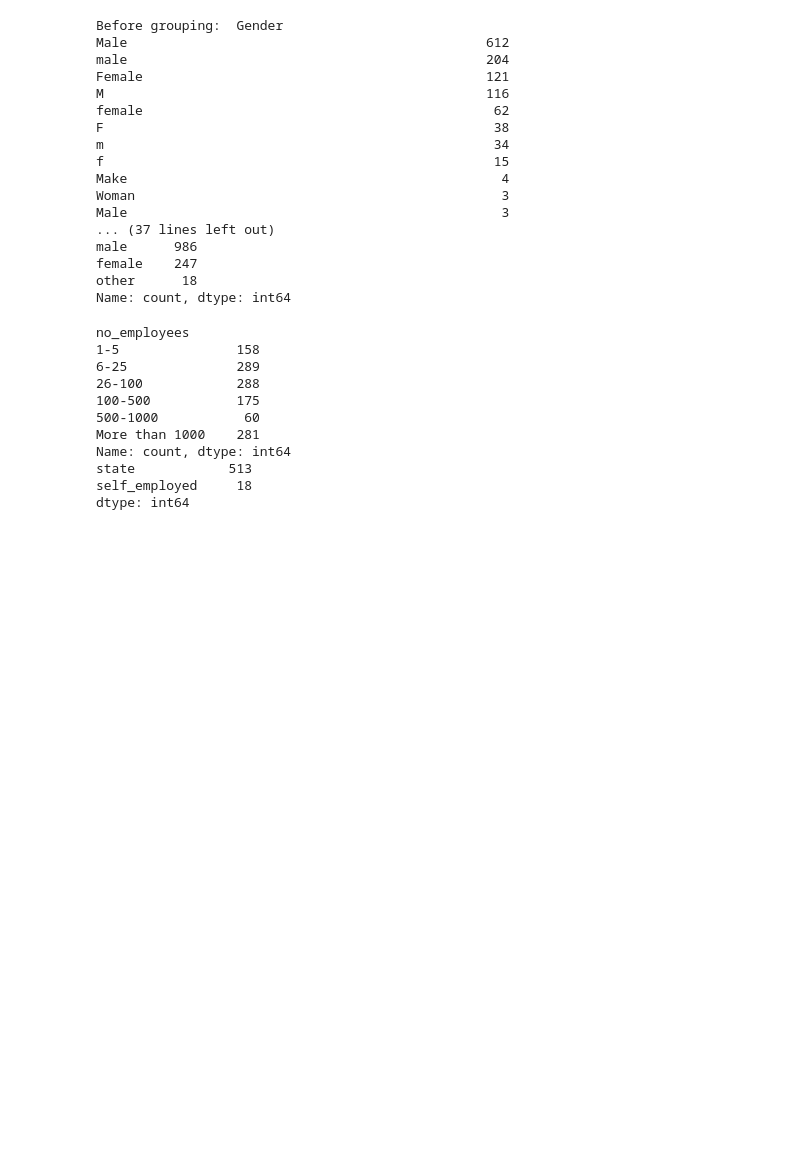
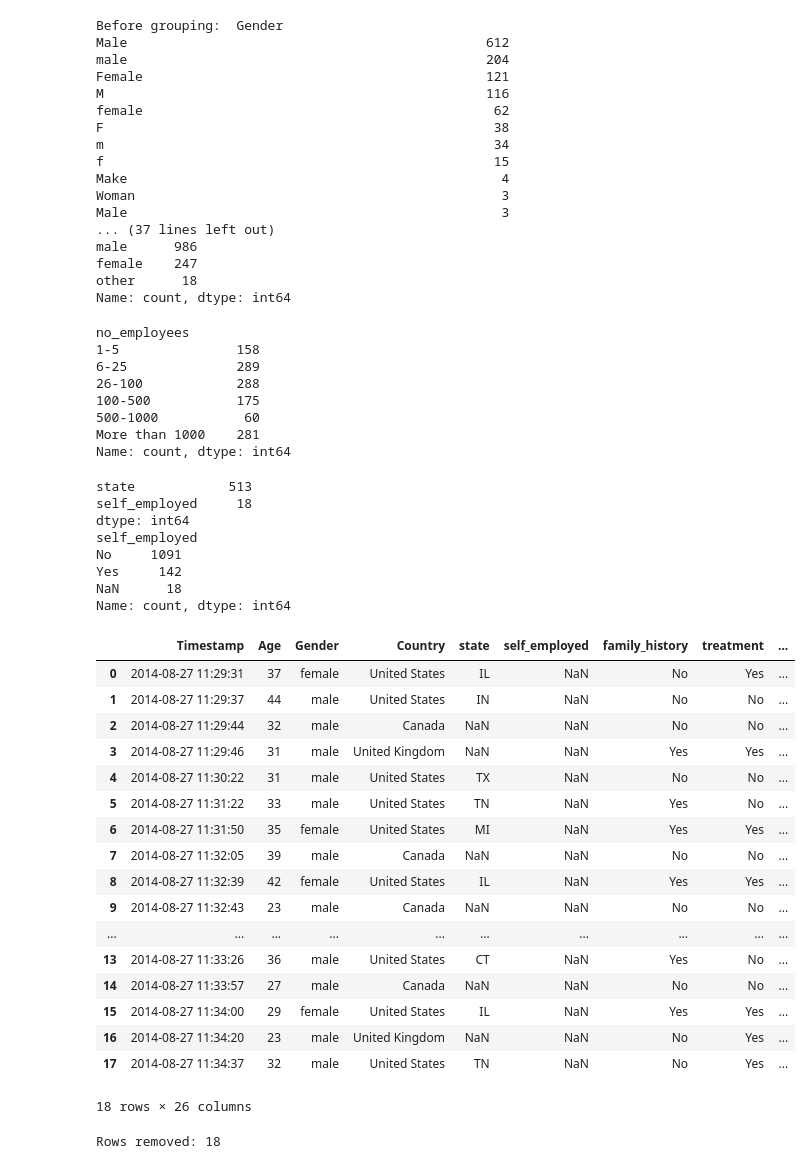
Before and after one commit to MineBonik/Project-G7---Mental-Health-in-Tech, a Jupyter notebook: notebooks/02_Read_And_Clean.ipynb, the cells around one changed output. Cells and saved outputs as stored; diff of their text form; code cells hidden in the pictures; blank space fills up the shorter version.

```diff
--- a/notebooks/02_Read_And_Clean.ipynb
+++ b/notebooks/02_Read_And_Clean.ipynb
@@ -194,7 +194,7 @@ female    247
 other      18
 Name: count, dtype: int64
 # %%
-#Unsure labels, NA, and ordering
+# Unsure labels, NA, and ordering
 
 # one label for the "third answer"
 df_2014 = df_2014.replace({"Don't know": "Unsure", "Not sure": "Unsure", "Maybe": "Unsure"})
@@ -210,8 +210,6 @@ ORDER_EMP   = ["1-5", "6-25", "26-100", "100-500", "500-1000", "More than 1000"]
 df_2014["no_employees"] = pd.Categorical(df_2014["no_employees"], categories=ORDER_EMP, ordered=True)
 
 print(df_2014["no_employees"].value_counts(sort=False))
-
-print(df_2014.isna().sum()[lambda s: s > 0])     # what's still missing
 # %% [output]
 no_employees
 1-5               158
@@ -221,9 +219,44 @@ no_employees
 500-1000           60
 More than 1000    281
 Name: count, dtype: int64
-state            513
-self_employed     18
-dtype: int64
 # %%
+print(df_2014.isna().sum()[lambda s: s > 0])     # what's still missing
 # NA for non-US is okay, so do not remove;
 # Self-employed -?
+print(df_2014["self_employed"].value_counts(dropna=False))
+display(df_2014[df_2014["self_employed"].isna()]) # also looks completely okay for other entries
+# Not available, early timestamps (if compared to the data, so probably whis question was added to the survey later)
+
+# most answers are No, so it qouldn't generate a lot of noise to just assume as no, but decided to remove this rows - only 18/~1200
+
+n_before = len(df_2014)
+df_2014 = df_2014.dropna(subset=["self_employed"])
+print("Rows removed:", n_before - len(df_2014))      # expect 18
+# %% [output]
+state            513
+self_employed     18
+dtype: int64
+self_employed
+No     1091
+Yes     142
+NaN      18
+Name: count, dtype: int64
+|  | Timestamp | Age | Gender | Country | state | self_employed | family_history | treatment | ... |
+| 0 | 2014-08-27 11:29:31 | 37 | female | United States | IL | NaN | No | Yes | ... |
+| 1 | 2014-08-27 11:29:37 | 44 | male | United States | IN | NaN | No | No | ... |
+| 2 | 2014-08-27 11:29:44 | 32 | male | Canada | NaN | NaN | No | No | ... |
+| 3 | 2014-08-27 11:29:46 | 31 | male | United Kingdom | NaN | NaN | Yes | Yes | ... |
+| 4 | 2014-08-27 11:30:22 | 31 | male | United States | TX | NaN | No | No | ... |
+| 5 | 2014-08-27 11:31:22 | 33 | male | United States | TN | NaN | Yes | No | ... |
+| 6 | 2014-08-27 11:31:50 | 35 | female | United States | MI | NaN | Yes | Yes | ... |
+| 7 | 2014-08-27 11:32:05 | 39 | male | Canada | NaN | NaN | No | No | ... |
+| 8 | 2014-08-27 11:32:39 | 42 | female | United States | IL | NaN | Yes | Yes | ... |
+| 9 | 2014-08-27 11:32:43 | 23 | male | Canada | NaN | NaN | No | No | ... |
+| ... | ... | ... | ... | ... | ... | ... | ... | ... | ... |
+| 13 | 2014-08-27 11:33:26 | 36 | male | United States | CT | NaN | Yes | No | ... |
+| 14 | 2014-08-27 11:33:57 | 27 | male | Canada | NaN | NaN | No | No | ... |
+| 15 | 2014-08-27 11:34:00 | 29 | female | United States | IL | NaN | Yes | Yes | ... |
+| 16 | 2014-08-27 11:34:20 | 23 | male | United Kingdom | NaN | NaN | No | Yes | ... |
+| 17 | 2014-08-27 11:34:37 | 32 | male | United States | TN | NaN | No | Yes | ... |
+18 rows × 26 columns
+Rows removed: 18
```
Also changed, not shown: parts of 5 cells of this notebook.
